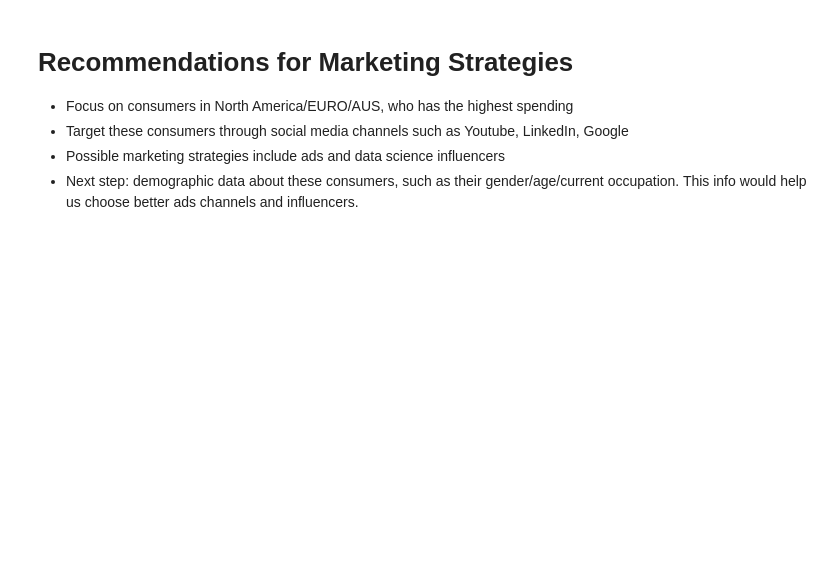
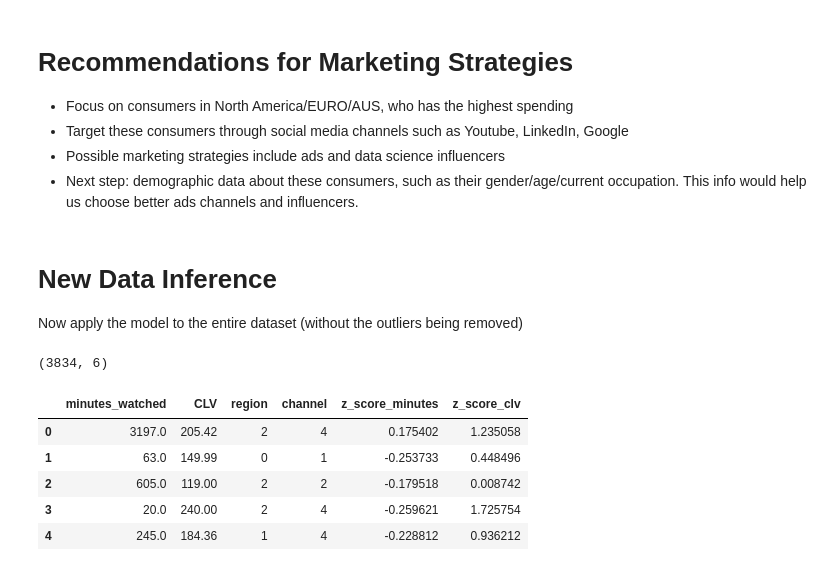
Before and after one commit to zhaojj1014/Customer-Segmentation, a Jupyter notebook: cust_segm_proj.ipynb, the cells around one changed output. Drawn from its saved outputs; the diff is of its cells as text; code cells hidden in the pictures; blank space fills up the shorter version.

```diff
--- a/cust_segm_proj.ipynb
+++ b/cust_segm_proj.ipynb
@@ -312,3 +341,19 @@ summary_df
 pickle.dump(scaler, open('cust_segm_scaler.pkl', 'wb'))
 # %%
 pickle.dump(kmeans, open('cust_segm_kmeans.pkl', 'wb'))
+# %% [markdown]
+# New Data Inference
+Now apply the model to the entire dataset (without the outliers being removed)
+# %%
+df.shape
+# %% [output]
+(3834, 6)
+# %%
+df.head()
+# %% [output]
+|  | minutes_watched | CLV | region | channel | z_score_minutes | z_score_clv |
+| 0 | 3197.0 | 205.42 | 2 | 4 | 0.175402 | 1.235058 |
+| 1 | 63.0 | 149.99 | 0 | 1 | -0.253733 | 0.448496 |
+| 2 | 605.0 | 119.00 | 2 | 2 | -0.179518 | 0.008742 |
+| 3 | 20.0 | 240.00 | 2 | 4 | -0.259621 | 1.725754 |
+| 4 | 245.0 | 184.36 | 1 | 4 | -0.228812 | 0.936212 |
```
Also changed, not shown: parts of 6 cells of this notebook.
